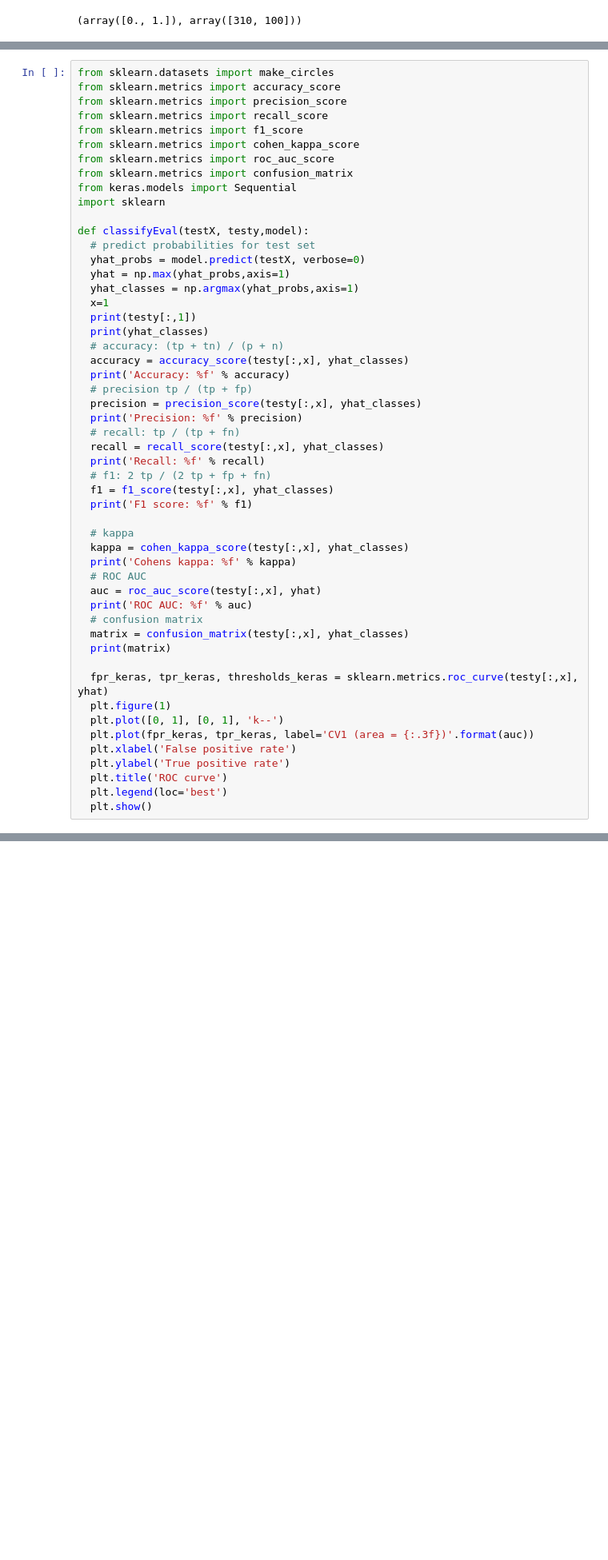
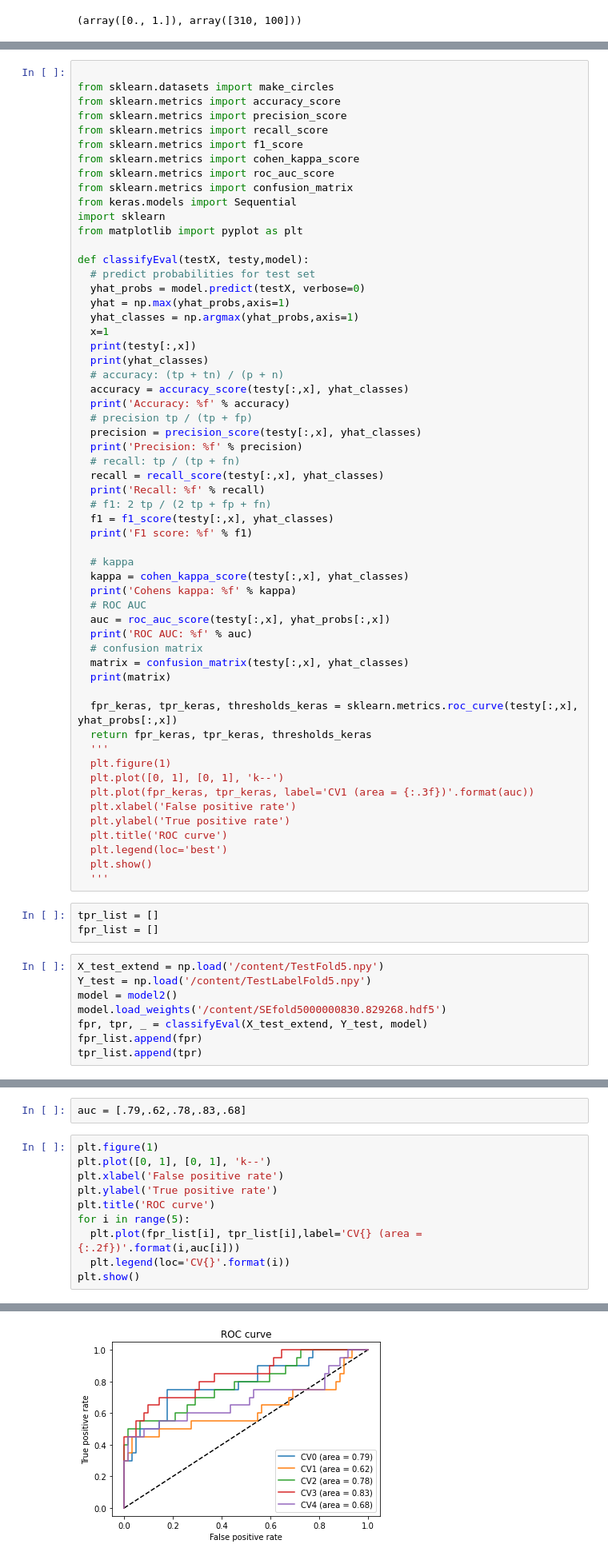
Before and after one commit to Ravitha/LabelRadiology, a Jupyter notebook: MIL.ipynb, the cells around one changed output, grey strips where cells are left out. Shown at 80% size. Drawn from its saved outputs; the diff is of its cells as text; blank space fills up the shorter version.

```diff
--- a/MIL.ipynb
+++ b/MIL.ipynb
@@ -183,4 +217,5 @@ Epoch 00089: early stopping
 # %%
+
 from sklearn.datasets import make_circles
 from sklearn.metrics import accuracy_score
 from sklearn.metrics import precision_score
@@ -191,6 +226,7 @@ from sklearn.metrics import roc_auc_score
 from sklearn.metrics import confusion_matrix
 from keras.models import Sequential
 import sklearn
+from matplotlib import pyplot as plt
 
 def classifyEval(testX, testy,model):
   # predict probabilities for test set
@@ -198,7 +234,7 @@ def classifyEval(testX, testy,model):
   yhat = np.max(yhat_probs,axis=1)
   yhat_classes = np.argmax(yhat_probs,axis=1)
   x=1
-  print(testy[:,1])
+  print(testy[:,x])
   print(yhat_classes)
   # accuracy: (tp + tn) / (p + n)
   accuracy = accuracy_score(testy[:,x], yhat_classes)
@@ -217,13 +253,15 @@ def classifyEval(testX, testy,model):
   kappa = cohen_kappa_score(testy[:,x], yhat_classes)
   print('Cohens kappa: %f' % kappa)
   # ROC AUC
-  auc = roc_auc_score(testy[:,x], yhat)
+  auc = roc_auc_score(testy[:,x], yhat_probs[:,x])
   print('ROC AUC: %f' % auc)
   # confusion matrix
   matrix = confusion_matrix(testy[:,x], yhat_classes)
   print(matrix)
 
-  fpr_keras, tpr_keras, thresholds_keras = sklearn.metrics.roc_curve(testy[:,x], yhat)
+  fpr_keras, tpr_keras, thresholds_keras = sklearn.metrics.roc_curve(testy[:,x], yhat_probs[:,x])
+  return fpr_keras, tpr_keras, thresholds_keras
+  '''
   plt.figure(1)
   plt.plot([0, 1], [0, 1], 'k--')
   plt.plot(fpr_keras, tpr_keras, label='CV1 (area = {:.3f})'.format(auc))
@@ -232,3 +270,15 @@ def classifyEval(testX, testy,model):
   plt.title('ROC curve')
   plt.legend(loc='best')
   plt.show()
+  '''
+# %%
+tpr_list = []
+fpr_list = []
+# %%
+X_test_extend = np.load('/content/TestFold5.npy')
+Y_test = np.load('/content/TestLabelFold5.npy')
+model = model2()
+model.load_weights('/content/SEfold5000000830.829268.hdf5')
+fpr, tpr, _ = classifyEval(X_test_extend, Y_test, model)
+fpr_list.append(fpr)
+tpr_list.append(tpr)
@@ -234,0 +301,13 @@ def classifyEval(testX, testy,model):
+# %%
+auc = [.79,.62,.78,.83,.68]
+# %%
+plt.figure(1)
+plt.plot([0, 1], [0, 1], 'k--')
+plt.xlabel('False positive rate')
+plt.ylabel('True positive rate')
+plt.title('ROC curve')
+for i in range(5):
+  plt.plot(fpr_list[i], tpr_list[i],label='CV{} (area = {:.2f})'.format(i,auc[i]))
+  plt.legend(loc='CV{}'.format(i))
+plt.show()
+# %% [output]
@@ -235,3 +331,4 @@ def classifyEval(testX, testy,model):
+[figure, added]
 # %%
 X_test_extend = np.load('/content/TestFold5.npy')
 Y_test = np.load('/content/TestLabelFold5.npy')
```
Also changed, not shown: parts of 7 cells of this notebook.
